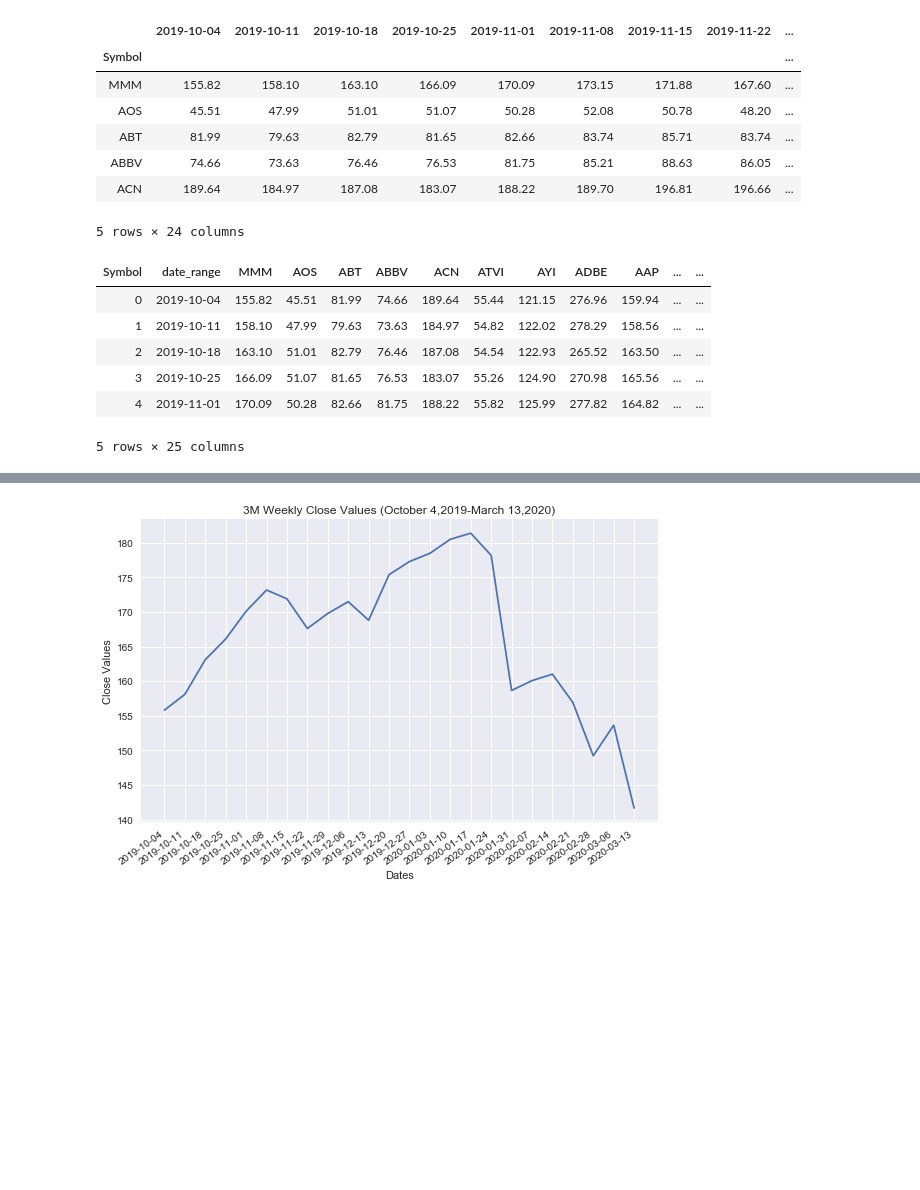
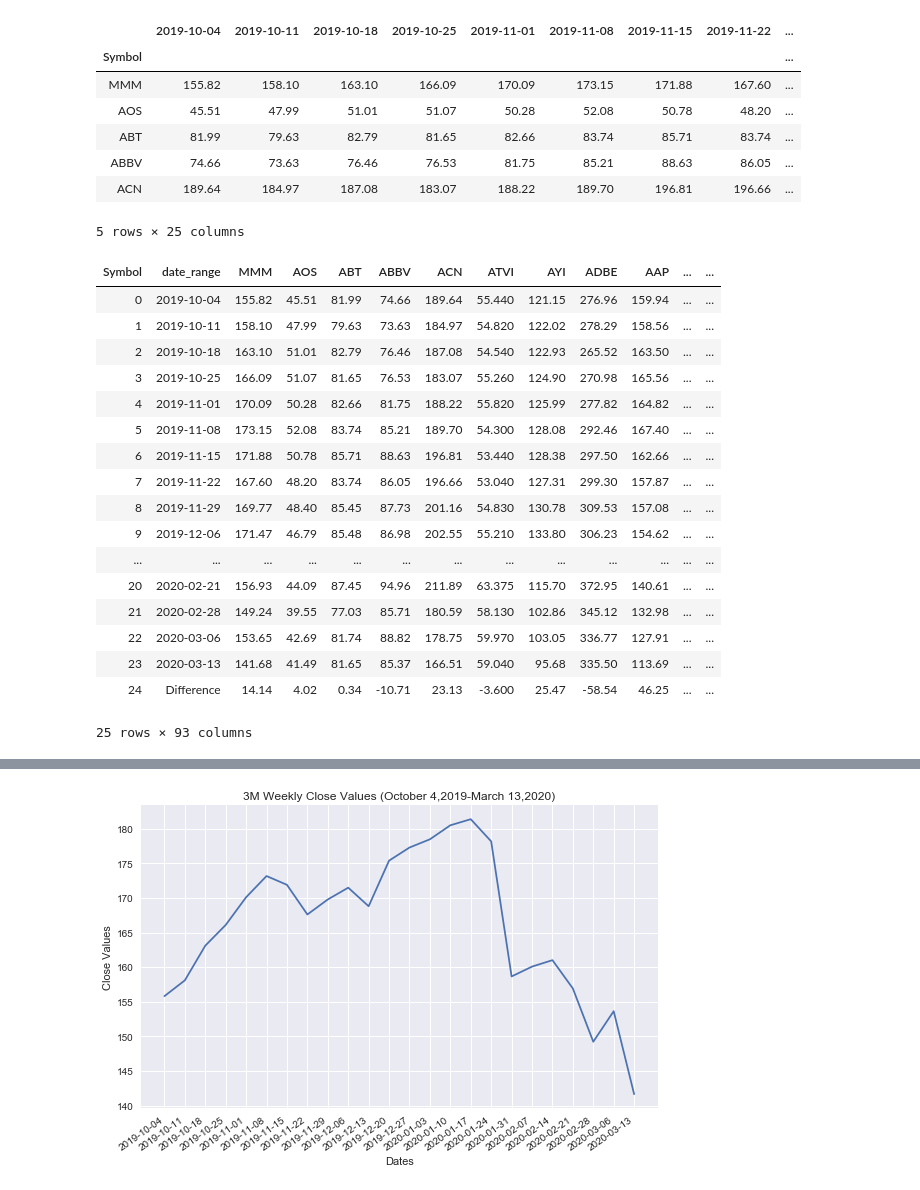
Before and after one commit to bhhnguyen/DataViz-Proj1, a Jupyter notebook: margeaux_code.ipynb, the cells around one changed output, grey strips where cells are left out. Cells and saved outputs as stored; diff of their text form; code cells hidden in the pictures; blank space fills up the shorter version.

```diff
--- a/margeaux_code.ipynb
+++ b/margeaux_code.ipynb
@@ -5,7 +5,7 @@
 import matplotlib.pyplot as plt
 import pandas as pd
 # %%
-stocks_df=pd.read_csv("stock_export.csv")
+stocks_df=pd.read_csv("100_only_bysector_export.csv")
 stocks_df=pd.DataFrame(stocks_df)
 stocks_df.head()
 # %% [output]
@@ -19,7 +19,7 @@ stocks_df.head()
 # %%
 date_df=stocks_df.set_index(['Symbol'])
 date_df=date_df.dropna()
-date_df=date_df.drop(['Unnamed: 0', 'Sector', 'Name'], axis=1)
+date_df=date_df.drop(['Unnamed: 0','Sector', 'Name'], axis=1)
 date_df.head()
 # %% [output]
 |  | 2019-10-04 | 2019-10-11 | 2019-10-18 | 2019-10-25 | 2019-11-01 | 2019-11-08 | 2019-11-15 | 2019-11-22 | ... |
@@ -29,19 +29,30 @@ date_df.head()
 | ABT | 81.99 | 79.63 | 82.79 | 81.65 | 82.66 | 83.74 | 85.71 | 83.74 | ... |
 | ABBV | 74.66 | 73.63 | 76.46 | 76.53 | 81.75 | 85.21 | 88.63 | 86.05 | ... |
 | ACN | 189.64 | 184.97 | 187.08 | 183.07 | 188.22 | 189.70 | 196.81 | 196.66 | ... |
-5 rows × 24 columns
+5 rows × 25 columns
 # %%
 date_df=date_df.swapaxes("index", "columns")
 date_df=date_df.reset_index()
 date_df=date_df.rename(columns={"index": "date_range"})
-date_df.head()
+date_df[:26]
 # %% [output]
 | Symbol | date_range | MMM | AOS | ABT | ABBV | ACN | ATVI | AYI | ADBE | AAP | ... | ... |
-| 0 | 2019-10-04 | 155.82 | 45.51 | 81.99 | 74.66 | 189.64 | 55.44 | 121.15 | 276.96 | 159.94 | ... | ... |
-| 1 | 2019-10-11 | 158.10 | 47.99 | 79.63 | 73.63 | 184.97 | 54.82 | 122.02 | 278.29 | 158.56 | ... | ... |
-| 2 | 2019-10-18 | 163.10 | 51.01 | 82.79 | 76.46 | 187.08 | 54.54 | 122.93 | 265.52 | 163.50 | ... | ... |
-| 3 | 2019-10-25 | 166.09 | 51.07 | 81.65 | 76.53 | 183.07 | 55.26 | 124.90 | 270.98 | 165.56 | ... | ... |
-| 4 | 2019-11-01 | 170.09 | 50.28 | 82.66 | 81.75 | 188.22 | 55.82 | 125.99 | 277.82 | 164.82 | ... | ... |
+| 0 | 2019-10-04 | 155.82 | 45.51 | 81.99 | 74.66 | 189.64 | 55.440 | 121.15 | 276.96 | 159.94 | ... | ... |
+| 1 | 2019-10-11 | 158.10 | 47.99 | 79.63 | 73.63 | 184.97 | 54.820 | 122.02 | 278.29 | 158.56 | ... | ... |
+| 2 | 2019-10-18 | 163.10 | 51.01 | 82.79 | 76.46 | 187.08 | 54.540 | 122.93 | 265.52 | 163.50 | ... | ... |
+| 3 | 2019-10-25 | 166.09 | 51.07 | 81.65 | 76.53 | 183.07 | 55.260 | 124.90 | 270.98 | 165.56 | ... | ... |
+| 4 | 2019-11-01 | 170.09 | 50.28 | 82.66 | 81.75 | 188.22 | 55.820 | 125.99 | 277.82 | 164.82 | ... | ... |
+| 5 | 2019-11-08 | 173.15 | 52.08 | 83.74 | 85.21 | 189.70 | 54.300 | 128.08 | 292.46 | 167.40 | ... | ... |
+| 6 | 2019-11-15 | 171.88 | 50.78 | 85.71 | 88.63 | 196.81 | 53.440 | 128.38 | 297.50 | 162.66 | ... | ... |
+| 7 | 2019-11-22 | 167.60 | 48.20 | 83.74 | 86.05 | 196.66 | 53.040 | 127.31 | 299.30 | 157.87 | ... | ... |
+| 8 | 2019-11-29 | 169.77 | 48.40 | 85.45 | 87.73 | 201.16 | 54.830 | 130.78 | 309.53 | 157.08 | ... | ... |
+| 9 | 2019-12-06 | 171.47 | 46.79 | 85.48 | 86.98 | 202.55 | 55.210 | 133.80 | 306.23 | 154.62 | ... | ... |
+| ... | ... | ... | ... | ... | ... | ... | ... | ... | ... | ... | ... | ... |
+| 20 | 2020-02-21 | 156.93 | 44.09 | 87.45 | 94.96 | 211.89 | 63.375 | 115.70 | 372.95 | 140.61 | ... | ... |
+| 21 | 2020-02-28 | 149.24 | 39.55 | 77.03 | 85.71 | 180.59 | 58.130 | 102.86 | 345.12 | 132.98 | ... | ... |
+| 22 | 2020-03-06 | 153.65 | 42.69 | 81.74 | 88.82 | 178.75 | 59.970 | 103.05 | 336.77 | 127.91 | ... | ... |
+| 23 | 2020-03-13 | 141.68 | 41.49 | 81.65 | 85.37 | 166.51 | 59.040 | 95.68 | 335.50 | 113.69 | ... | ... |
+| 24 | Difference | 14.14 | 4.02 | 0.34 | -10.71 | 23.13 | -3.600 | 25.47 | -58.54 | 46.25 | ... | ... |
-5 rows × 25 columns
+25 rows × 93 columns
 # %%
 date = date_df.index.astype('O')
```
Also changed, not shown: parts of 4 cells of this notebook, 3 other files.
